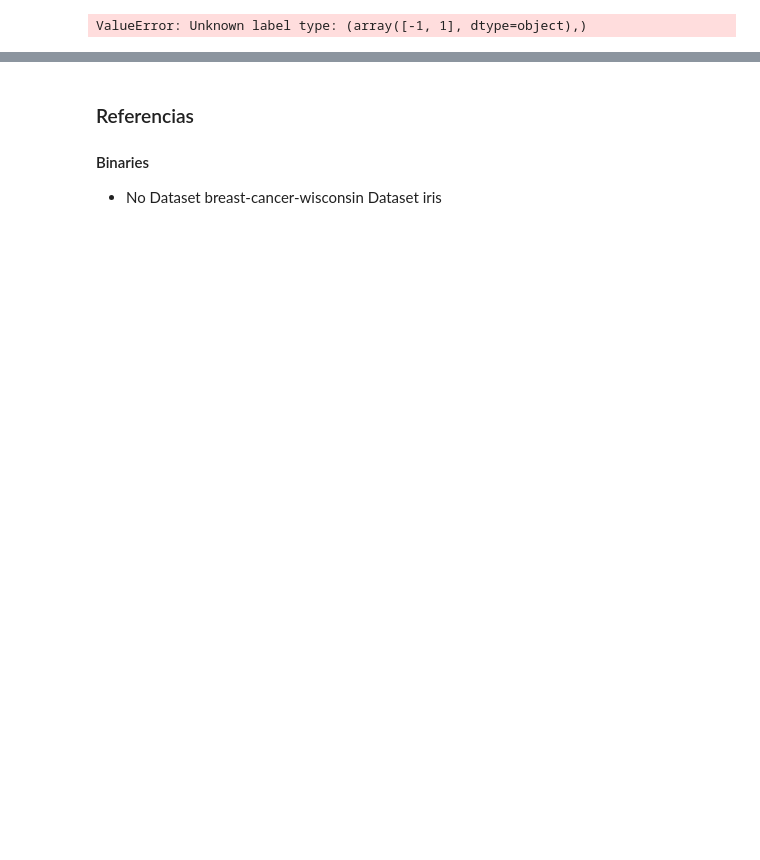
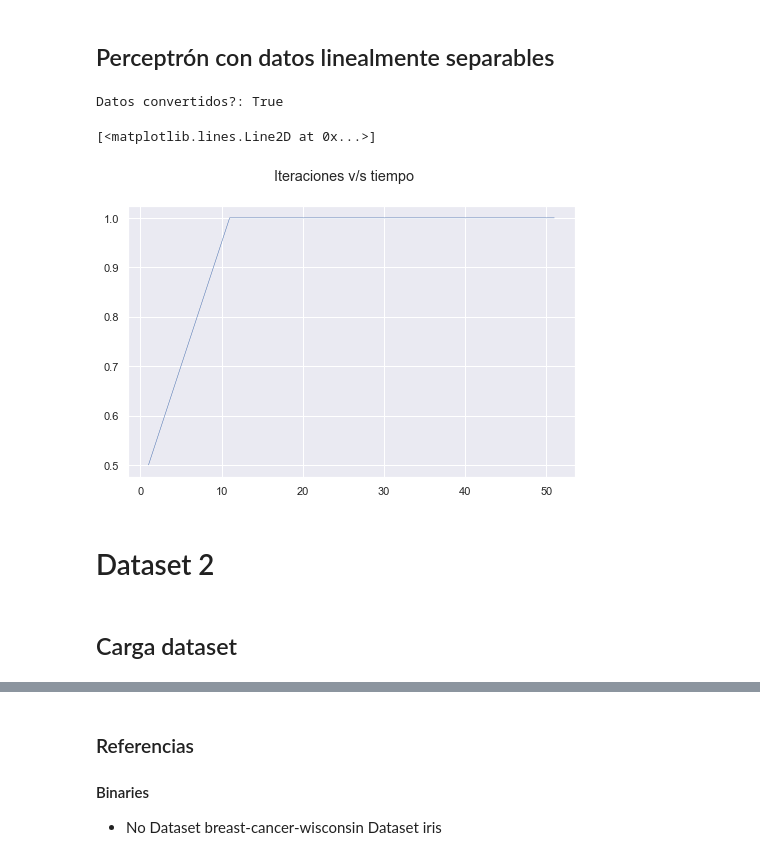
Before and after one commit to hugosep/machine-learning-taller-1, a Jupyter notebook: ml-taller-1-Jorge.ipynb, the cells around one changed output, grey strips where cells are left out. Drawn from its saved outputs; the diff is of its cells as text; code cells hidden in the pictures; blank space fills up the shorter version.

```diff
--- a/ml-taller-1-Jorge.ipynb
+++ b/ml-taller-1-Jorge.ipynb
@@ -43,31 +211,45 @@ plt.show()
+# %% [markdown]
+## Perceptrón con datos linealmente separables
 # %%
 from sklearn.model_selection import train_test_split
 
 predictors = data.columns[:-1]
 X = data[predictors]
-info = data[predictors]
+y = data["class"]
+X, y = convert_to_ls(X, y)
+print("Datos convertidos?:", linearly_separable(X, y))
 
-y = data["class"]
+X=pd.DataFrame(X)
+y=pd.DataFrame(y)
 
-X_train, X_test, y_train, y_test, info_train, info_test = train_test_split(X, y, info, test_size=0.2, random_state=0)
+X_train, X_test, y_train, y_test, info_train, info_test = train_test_split(X, y, X, test_size=0.2, random_state=0)
 X_train, X_val, y_train, y_val, info_train, info_val = train_test_split(X_train, y_train, info_train, test_size=0.2, random_state=0)
 
 X_train_vals = X_train.values; y_train_vals = y_train.values;
 X_val_vals = X_val.values; y_val_vals = y_val.values;
 X_test_vals = X_test.values; y_test_vals = y_test.values;
 
-#alphas = np.linspace(0, 1, 10)
-alphas = np.linspace(1, 100000)
+scores = list()
+no_iterations = range(1, int(bound*0.5), 10)
 
-for a in alphas:
-    perceptron = Perceptron(tol=None)
-    perceptron.fit(X_train, y_train)
+for i in no_iterations:
+    perceptron = Perceptron(tol=None, max_iter=i)
+    perceptron.fit(X_train_vals, y_train_vals)
 
     train_acc = perceptron.score(X_train_vals, y_train_vals)
-    val_acc = perceptron.score(X_val_vals, y_val_vals)
+    scores.append(perceptron.score(X_val_vals, y_val_vals))
     test_acc = perceptron.score(X_test_vals, y_test_vals)
 
-    print("\nTrain/Val/Test Accuracy Binaria (via Perceptron)\n")
-    print(train_acc,val_acc,test_acc)
+fig, ax1 = plt.subplots(figsize=(8, 5))
+
+fig.suptitle('Iteraciones v/s tiempo')
+
+ax1.plot(no_iterations, scores, '-', linewidth=0.5)
 # %% [output]
-ValueError: Unknown label type: (array([-1, 1], dtype=object),)
+Datos convertidos?: True
+[<matplotlib.lines.Line2D at 0x...>]
+[figure, added]
+# %% [markdown]
+# Dataset 2
+# %% [markdown]
+## Carga dataset
```
Also changed, not shown: parts of 19 cells of this notebook, 4 other files.
